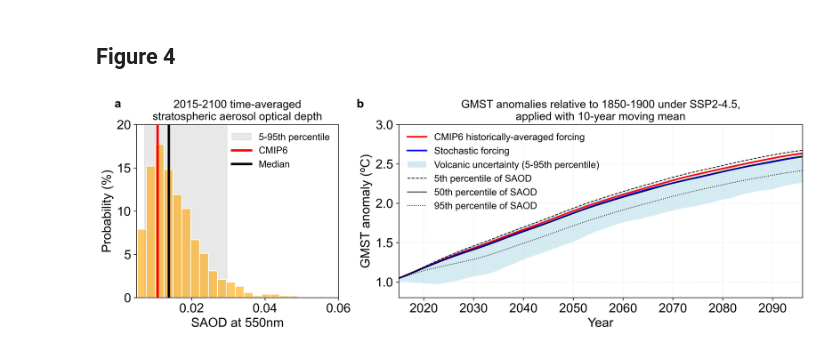
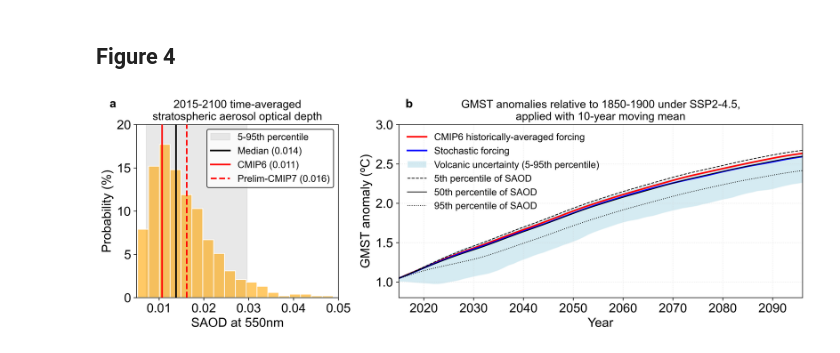
Before and after one commit to maychim/Stochastic-volc-FAIR, a Jupyter notebook: Figure4.ipynb, the cells around one changed output. Drawn from its saved outputs; the diff is of its cells as text; code cells hidden in the pictures.

Commit message:
Revised Figure 4a
Revised figure legend and axis in Figure 4a.
Added prelim-CMIP7 time-averaged SAOD.

```diff
--- a/Figure4.ipynb
+++ b/Figure4.ipynb
@@ -120,23 +121,26 @@ fig, (ax1, ax2) = plt.subplots(1, 2, figsize=(15, 4), dpi=300, gridspec_kw={'wid
 ax1.axvspan(saod_5_percentile,saod_95_percentile,
             color = 'lightgrey', alpha = 0.5, label = '5-95th percentile')
 
+# Median SAOD of stochastic scenarios
+ax1.axvline(saod_median, color = 'k', lw = 2, label = 'Median (0.014)', zorder = 10)
+
+
 # SAOD distribution of stochastic scenarios
 sns.histplot(data=combined_df, x="saod_mean", stat="percent",
              ax=ax1, kde=False, bins = 20,
              color = 'orange', ec = 'white',alpha = 0.6)
 
 # CMIP6 ScenarioMIP SAOD
-ax1.axvline(0.0107, color = 'red', lw = 3, label = 'CMIP6', zorder = 11)
+ax1.axvline(0.0107, color = 'red', lw = 2, label = 'CMIP6 (0.011)', zorder = 11)
 
-# Median SAOD of stochastic scenarios
-ax1.axvline(saod_median, color = 'k', lw = 3, label = 'Median', zorder = 10)
+ax1.axvline(0.0162, color = 'red', lw = 2, ls = '--', label = 'Prelim-CMIP7 (0.016)', zorder = 10)
 
 # Figure adjustment
-ax1.legend(frameon=False, ncol = 1, fontsize = 12)
+ax1.legend(frameon=True, ncol = 1, fontsize = 12)
 ax1.set_xlabel('SAOD at 550nm')
 ax1.set_title('2015-2100 time-averaged\nstratospheric aerosol optical depth', fontsize = 14)
 ax1.set_ylabel('Probability (%)')
-ax1.set_xlim(0.005,0.06)
+ax1.set_xlim(0.005,0.05)
 ax1.set_ylim(0,20)
 
 # Figure labels
@@ -160,31 +164,31 @@ ax2.plot(time, const_saod.temperature[160:,:,0].median(dim='config').rolling(tim
 
 # GMST projection for stochastic forcing
 ax2.plot(time, median_future_ssp245[5:], lw = 2, color = 'blue', label = 'Stochastic forcing')
 
 # GMST projection for 5-95th volcanic uncertainty
 ax2.fill_between(time, median_future_ssp245[5:]+percen5_volc_ssp245[5:], median_future_ssp245[5:]+percen95_volc_ssp245[5:],
                  color = 'lightblue', alpha = 0.5, ec = 'white', label = 'Volcanic uncertainty (5-95th percentile)')
 
 # GMST projection for 5th percentile of SAOD distribution
 ax2.plot(time, const_saod.temperature[160:,:,1].median(dim='config').rolling(timebounds=10, center=True).mean()[5:],
          lw = 1, color = 'k', label = '5th percentile of SAOD', ls = 'dashed')
 
 # GMST projection for 50th percentile of SAOD distribution
 ax2.plot(time, const_saod.temperature[160:,:,2].median(dim='config').rolling(timebounds=10, center=True).mean()[5:],
          lw = 1, color = 'k', label = '50th percentile of SAOD')
 
 # GMST projection for 95th percentile of SAOD distribution
 ax2.plot(time, const_saod.temperature[160:,:,3].median(dim='config').rolling(timebounds=10, center=True).mean()[5:],
          lw = 1, color = 'k', label = '95th percentile of SAOD', ls = 'dotted')
 
 # Figure adjustments
 ax2.legend(loc = 'upper left', frameon=False, ncol = 1, fontsize = 12)
 ax2.set_xlim(2015,2096)
 ax2.set_ylim(0.8,3)
 ax2.set_xlabel('Year')
 ax2.set_ylabel('GMST anomaly (ºC)')
 ax2.set_title('GMST anomalies relative to 1850-1900 under SSP2-4.5,\napplied with 10-year moving mean', fontsize = 14)
 
 plt.savefig('Figure4.pdf', format = 'pdf')
 # %% [output]
-[figure, old version]
+[figure, new version]
```
Also changed, not shown: parts of 1 cell of this notebook.
